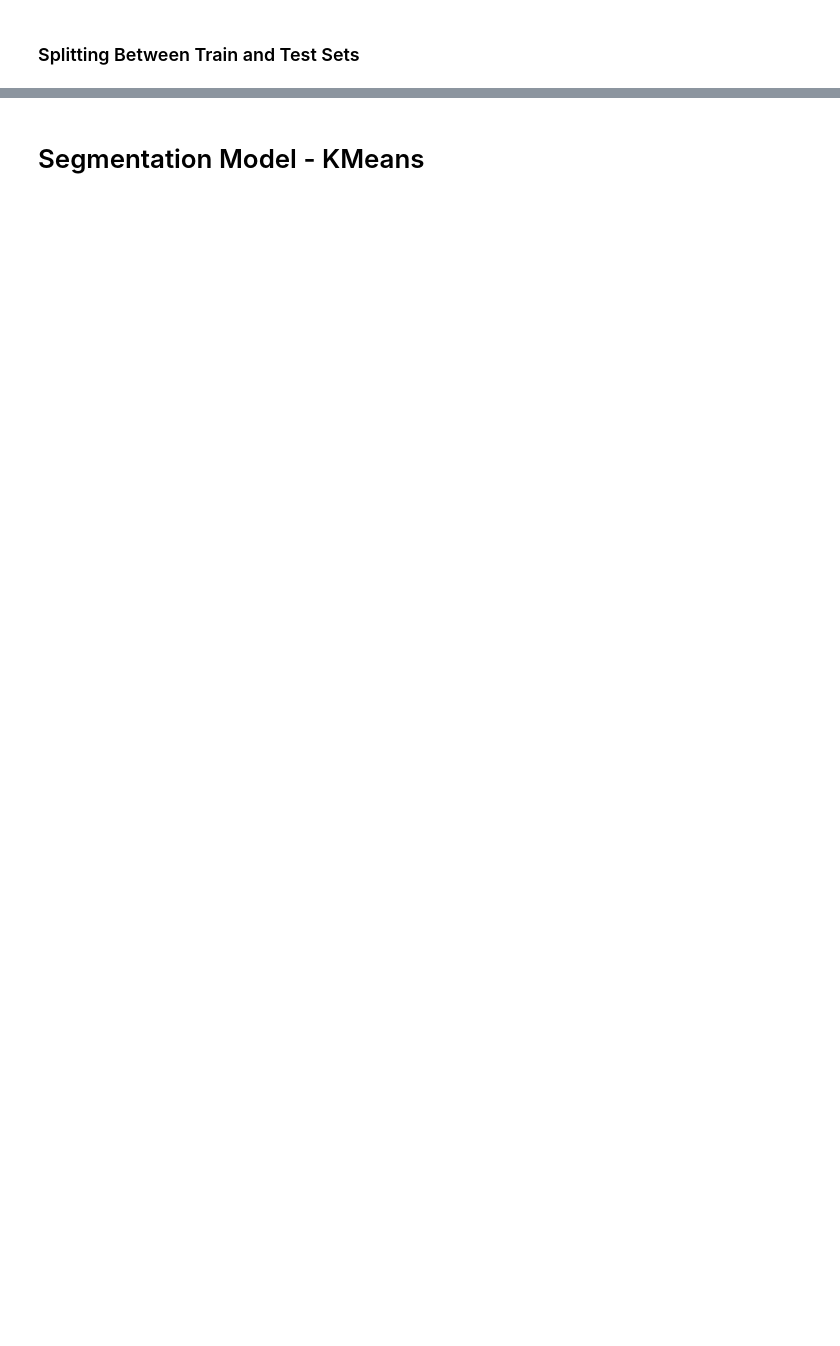
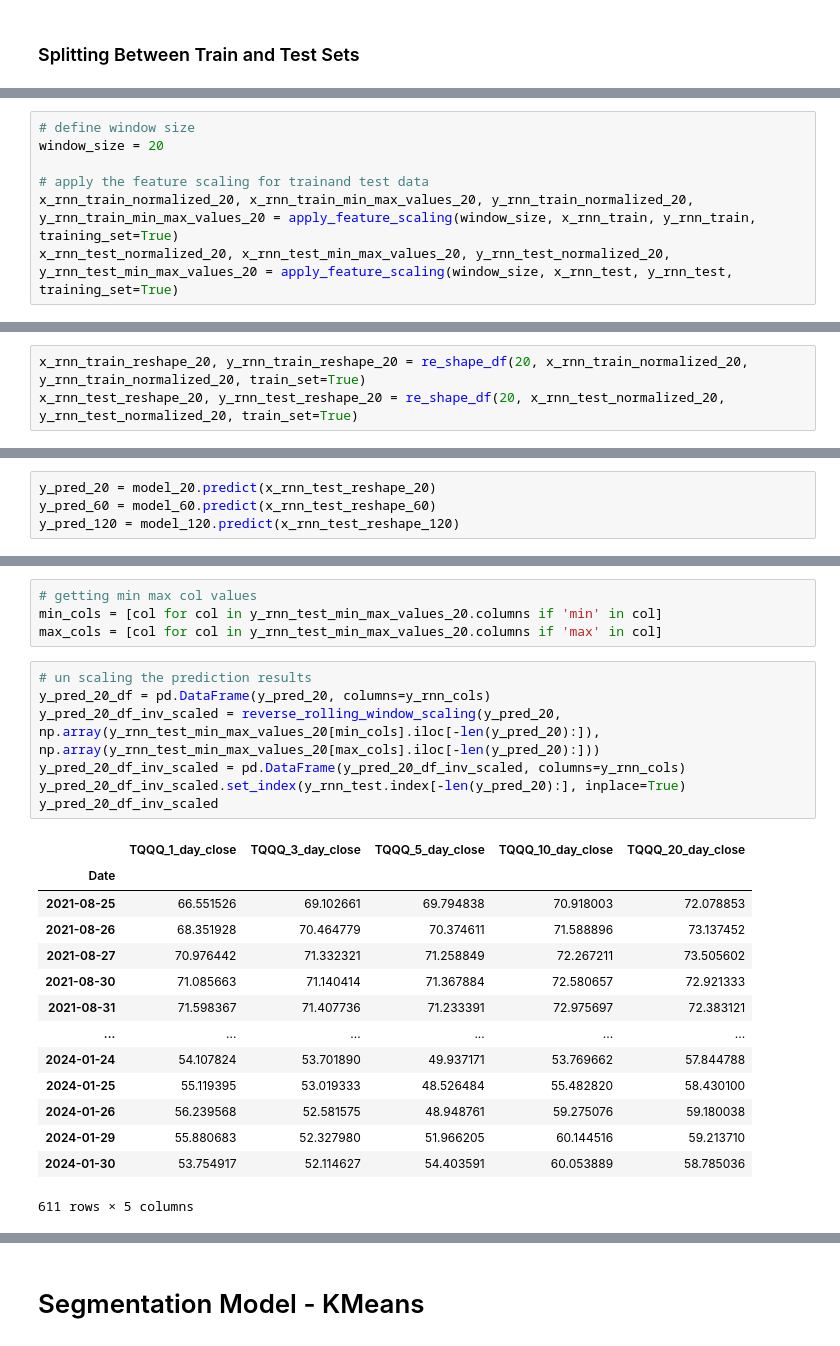
Before and after one commit to christian-ruiz/comp-642, a Jupyter notebook: final_project/fp_3/final_project_part_3.ipynb, the cells around one changed output, grey strips where cells are left out. Cells and saved outputs as stored; diff of their text form; blank space fills up the shorter version.

Commit message:
completed xgbclassifier and RNN model

```diff
--- a/final_project/fp_3/final_project_part_3.ipynb
+++ b/final_project/fp_3/final_project_part_3.ipynb
@@ -28,0 +240,7 @@ Through RNN, we are attempting to achieve predictions for 3, 5, 10, and 20 day f
+# %%
+# define window size
+window_size = 20
+
+# apply the feature scaling for trainand test data
+x_rnn_train_normalized_20, x_rnn_train_min_max_values_20, y_rnn_train_normalized_20, y_rnn_train_min_max_values_20 = apply_feature_scaling(window_size, x_rnn_train, y_rnn_train, training_set=True)
+x_rnn_test_normalized_20, x_rnn_test_min_max_values_20, y_rnn_test_normalized_20, y_rnn_test_min_max_values_20 = apply_feature_scaling(window_size, x_rnn_test, y_rnn_test, training_set=True)
@@ -28,0 +324,3 @@ Through RNN, we are attempting to achieve predictions for 3, 5, 10, and 20 day f
+# %%
+x_rnn_train_reshape_20, y_rnn_train_reshape_20 = re_shape_df(20, x_rnn_train_normalized_20, y_rnn_train_normalized_20, train_set=True)
+x_rnn_test_reshape_20, y_rnn_test_reshape_20 = re_shape_df(20, x_rnn_test_normalized_20, y_rnn_test_normalized_20, train_set=True)
@@ -32,0 +680,4 @@ Through RNN, we are attempting to achieve predictions for 3, 5, 10, and 20 day f
+# %%
+y_pred_20 = model_20.predict(x_rnn_test_reshape_20)
+y_pred_60 = model_60.predict(x_rnn_test_reshape_60)
+y_pred_120 = model_120.predict(x_rnn_test_reshape_120)
@@ -32,0 +688,26 @@ Through RNN, we are attempting to achieve predictions for 3, 5, 10, and 20 day f
+# %%
+# getting min max col values
+min_cols = [col for col in y_rnn_test_min_max_values_20.columns if 'min' in col]
+max_cols = [col for col in y_rnn_test_min_max_values_20.columns if 'max' in col]
+# %%
+# un scaling the prediction results
+y_pred_20_df = pd.DataFrame(y_pred_20, columns=y_rnn_cols)
+y_pred_20_df_inv_scaled = reverse_rolling_window_scaling(y_pred_20, np.array(y_rnn_test_min_max_values_20[min_cols].iloc[-len(y_pred_20):]), np.array(y_rnn_test_min_max_values_20[max_cols].iloc[-len(y_pred_20):]))
+y_pred_20_df_inv_scaled = pd.DataFrame(y_pred_20_df_inv_scaled, columns=y_rnn_cols)
+y_pred_20_df_inv_scaled.set_index(y_rnn_test.index[-len(y_pred_20):], inplace=True)
+y_pred_20_df_inv_scaled
+# %% [output]
+|  | TQQQ_1_day_close | TQQQ_3_day_close | TQQQ_5_day_close | TQQQ_10_day_close | TQQQ_20_day_close |
+| Date |  |  |  |  |  |
+| 2021-08-25 | 66.551526 | 69.102661 | 69.794838 | 70.918003 | 72.078853 |
+| 2021-08-26 | 68.351928 | 70.464779 | 70.374611 | 71.588896 | 73.137452 |
+| 2021-08-27 | 70.976442 | 71.332321 | 71.258849 | 72.267211 | 73.505602 |
+| 2021-08-30 | 71.085663 | 71.140414 | 71.367884 | 72.580657 | 72.921333 |
+| 2021-08-31 | 71.598367 | 71.407736 | 71.233391 | 72.975697 | 72.383121 |
+| ... | ... | ... | ... | ... | ... |
+| 2024-01-24 | 54.107824 | 53.701890 | 49.937171 | 53.769662 | 57.844788 |
+| 2024-01-25 | 55.119395 | 53.019333 | 48.526484 | 55.482820 | 58.430100 |
+| 2024-01-26 | 56.239568 | 52.581575 | 48.948761 | 59.275076 | 59.180038 |
+| 2024-01-29 | 55.880683 | 52.327980 | 51.966205 | 60.144516 | 59.213710 |
+| 2024-01-30 | 53.754917 | 52.114627 | 54.403591 | 60.053889 | 58.785036 |
+611 rows × 5 columns
```
Also changed, not shown: parts of 58 cells of this notebook, 1 other file.
